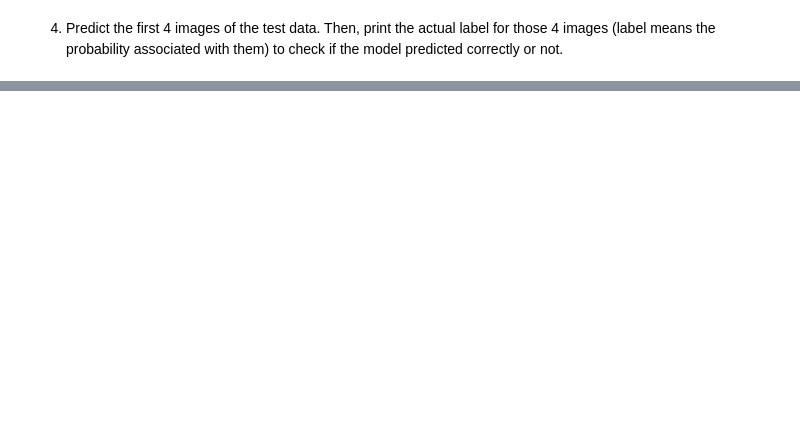
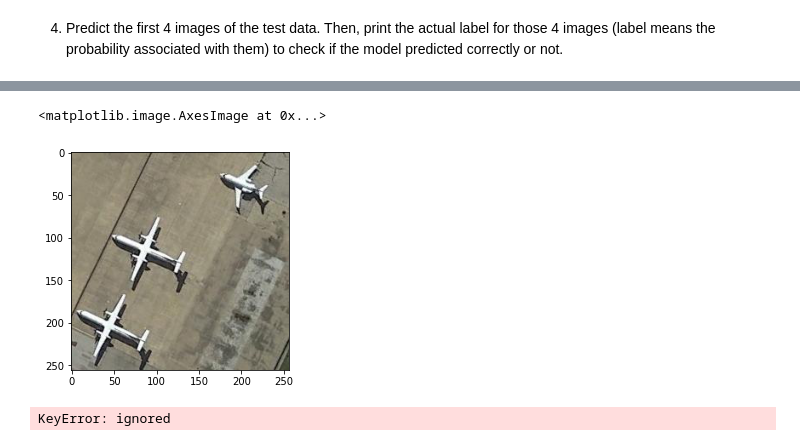
Before and after one commit to JavkhlanEnkhjin/ICP, a Jupyter notebook: ICP10/ICP10.ipynb, the cells around one changed output, grey strips where cells are left out. Drawn from its saved outputs; the diff is of its cells as text; code cells hidden in the pictures; blank space fills up the shorter version.

```diff
--- a/ICP10/ICP10.ipynb
+++ b/ICP10/ICP10.ipynb
@@ -216,0 +349,13 @@ Actual:  [1. 0. 0. 0. 0. 0. 0. 0. 0. 0.] Predicted:  [0.40476188 0.04014257 0.10
+# %%
+from tensorflow.keras.preprocessing import image
+path = 'airplane_001.jpg'
+img=image.load_img(path)
+plt.imshow(img)
+# %% [output]
+<matplotlib.image.AxesImage at 0x...>
+[figure, added]
+# %%
+pred = predict_label(path)
+print(pred)
+# %% [output]
+KeyError: ignored
```
Also changed, not shown: parts of 23 cells of this notebook.
